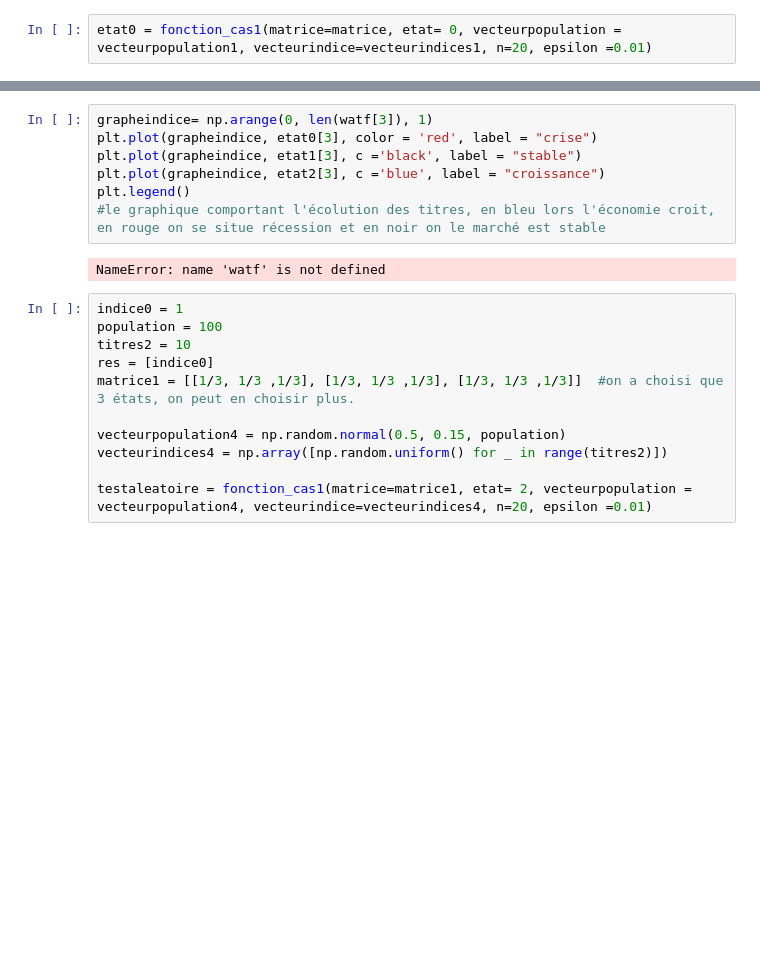
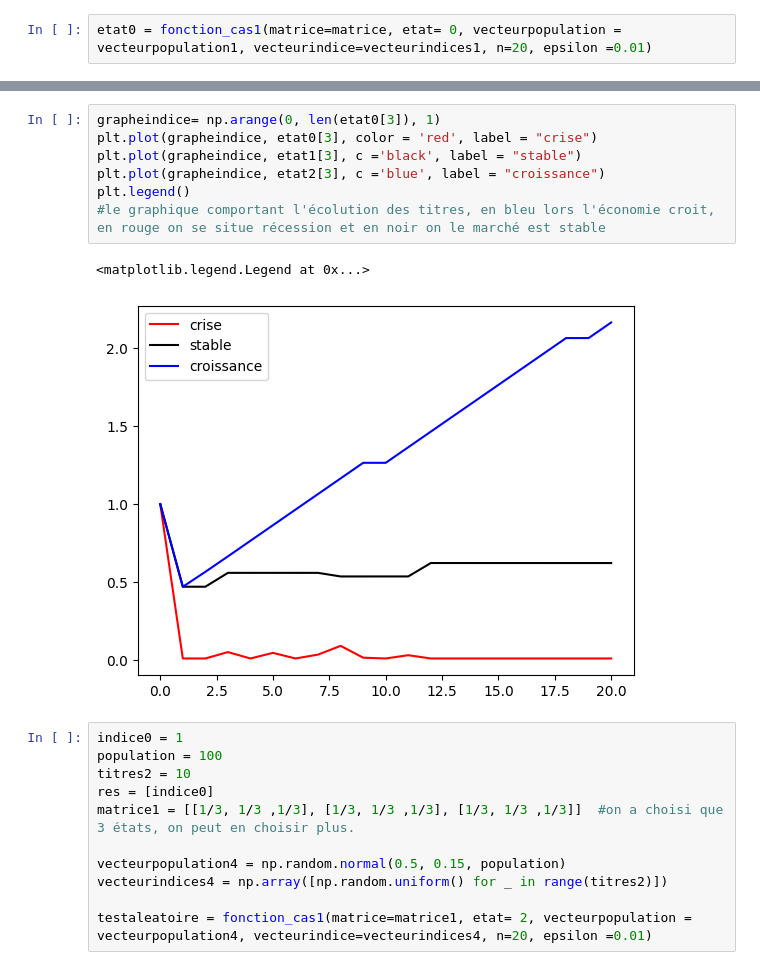
Before and after one commit to codepromaster67/Projet-ARE, a Jupyter notebook: ARE_notebook.ipynb, the cells around one changed output, grey strips where cells are left out. Drawn from its saved outputs; the diff is of its cells as text; blank space fills up the shorter version.

```diff
--- a/ARE_notebook.ipynb
+++ b/ARE_notebook.ipynb
@@ -186,12 +186,13 @@ plt.legend(loc = "lower right", bbox_to_anchor=(0.95, 0.1))
 # %%
-grapheindice= np.arange(0, len(watf[3]), 1)
+grapheindice= np.arange(0, len(etat0[3]), 1)
 plt.plot(grapheindice, etat0[3], color = 'red', label = "crise")
 plt.plot(grapheindice, etat1[3], c ='black', label = "stable")
 plt.plot(grapheindice, etat2[3], c ='blue', label = "croissance")
 plt.legend()
 #le graphique comportant l'écolution des titres, en bleu lors l'économie croit, en rouge on se situe récession et en noir on le marché est stable
 # %% [output]
-NameError: name 'watf' is not defined
+<matplotlib.legend.Legend at 0x...>
+[figure, added]
 # %%
 indice0 = 1
 population = 100
```
Also changed, not shown: parts of 4 cells of this notebook.
